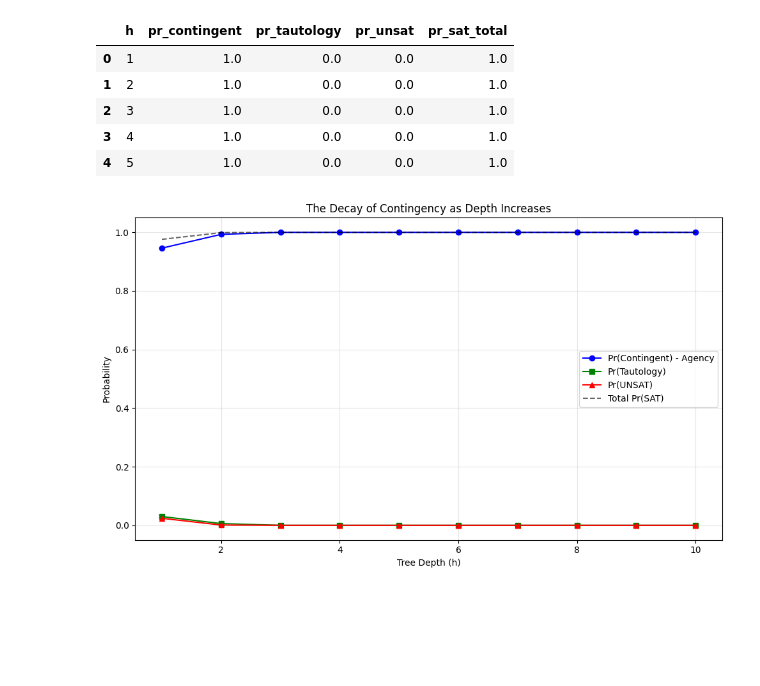
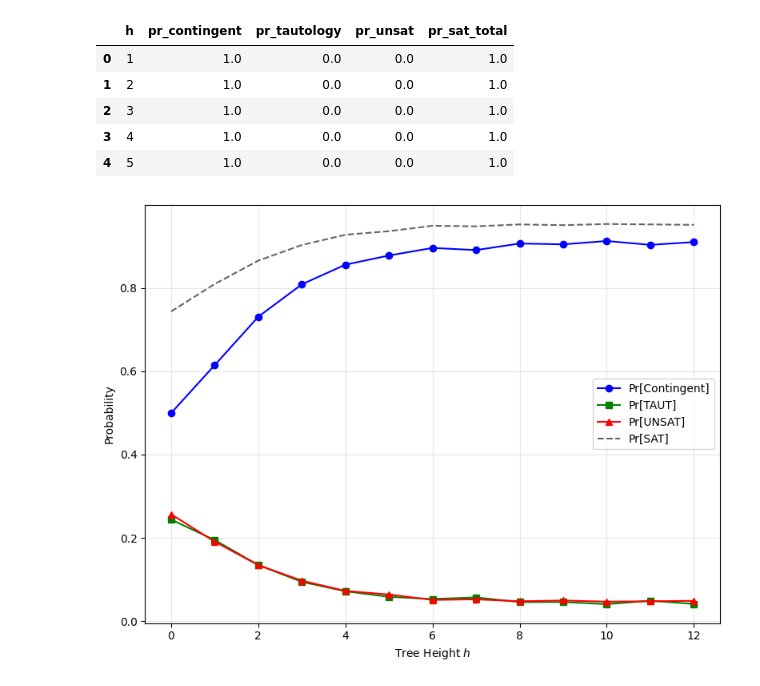
Before and after one commit to TreelonMusk/SAT-phase-transition, a Jupyter notebook: analysis/ite_plots.ipynb, the cells around one changed output. Drawn from its saved outputs; the diff is of its cells as text; code cells hidden in the pictures; blank space fills up the shorter version.

```diff
--- a/analysis/ite_plots.ipynb
+++ b/analysis/ite_plots.ipynb
@@ -152,29 +187,57 @@ df.head()
 # %%
 def plot_contingency(csv_file):
     df = pd.read_csv(csv_file)
 
-    plt.figure(figsize=(10, 6))
+    plt.figure(figsize=(8, 6))
 
     # 1. Contingent: Variables can change the outcome
-    plt.plot(df['h'], df['pr_contingent'], label='Pr(Contingent) - Agency', marker='o', color='blue')
+    plt.plot(df['h'], df['pr_contingent'], label='Pr[Contingent]', marker='o', color='blue')
 
     # 2. Tautology: Forced True by structure
-    plt.plot(df['h'], df['pr_tautology'], label='Pr(Tautology)', marker='s', color='green')
+    plt.plot(df['h'], df['pr_tautology'], label='Pr[TAUT]', marker='s', color='green')
 
     # 3. UNSAT: Forced False by structure
-    plt.plot(df['h'], df['pr_unsat'], label='Pr(UNSAT)', marker='^', color='red')
+    plt.plot(df['h'], df['pr_unsat'], label='Pr[UNSAT]', marker='^', color='red')
 
     # 4. Total Satisfiability (what you saw before)
-    plt.plot(df['h'], df['pr_sat_total'], label='Total Pr(SAT)', linestyle='--', color='black', alpha=0.6)
+    plt.plot(df['h'], df['pr_sat_total'], label='Pr[SAT]', linestyle='--', color='black', alpha=0.6)
 
-    plt.xlabel('Tree Depth (h)')
-    plt.ylabel('Probability')
-    plt.title('The Decay of Contingency as Depth Increases')
+    plt.xlabel(r"Tree Height $h$")
+    plt.ylabel("Probability")
+    # plt.title('The Decay of Contingency as Depth Increases')
     plt.legend()
     plt.grid(True, alpha=0.3)
     plt.tight_layout()
     plt.show()
 
-plot_contingency("../results/csv/ite_contingency_test_10_1000.csv")
+plot_contingency("../results/csv/ite_contingency_optimized_2_noneg.csv")
+
+# df1 = pd.read_csv('../results/csv/ite_contingency_ooptimized_1.csv')
+# df2 = pd.read_csv('../results/csv/ite_contingency_ooptimized_1_noneg.csv')
+
+# # Create a figure with 2 stacked subplots sharing the X-axis
+# fig, (ax1, ax2) = plt.subplots(2, 1, sharex=True, figsize=(7, 9))
+
+# ax1.plot(df1['h'], df1['pr_contingent'], label='Pr[Contingent]', marker='o', color='blue')
+# ax1.plot(df1['h'], df1['pr_tautology'], label='Pr[TAUT]', marker='s', color='green')
+# ax1.plot(df1['h'], df1['pr_unsat'], label='Pr[UNSAT]', marker='^', color='red')
+# ax1.plot(df1['h'], df1['pr_sat_total'], label='Pr[SAT]', linestyle='--', color='black', alpha=0.6)
+
+# ax2.plot(df2['h'], df2['pr_contingent'], label='Pr[Contingent]', marker='o', color='blue')
+# ax2.plot(df2['h'], df2['pr_tautology'], label='Pr[TAUT]', marker='s', color='green')
+# ax2.plot(df2['h'], df2['pr_unsat'], label='Pr[UNSAT]', marker='^', color='red')
+# ax2.plot(df2['h'], df2['pr_sat_total'], label='Pr[SAT]', linestyle='--', color='black', alpha=0.6)
+
+# # Formatting Top Plot (Probability)
+# ax1.set_ylabel("Probability")
+# ax1.grid(True)
+
+# # Formatting Bottom Plot (Runtime)
+# ax2.set_ylabel("Probability")
+# ax2.set_xlabel(r"Tree Height $h$")
+# ax2.grid(True)
+
+# plt.tight_layout()
+# plt.show()
 # %% [output]
-[figure, old version]
+[figure, new version]
```
Also changed, not shown: parts of 6 cells of this notebook, 14 other files.
